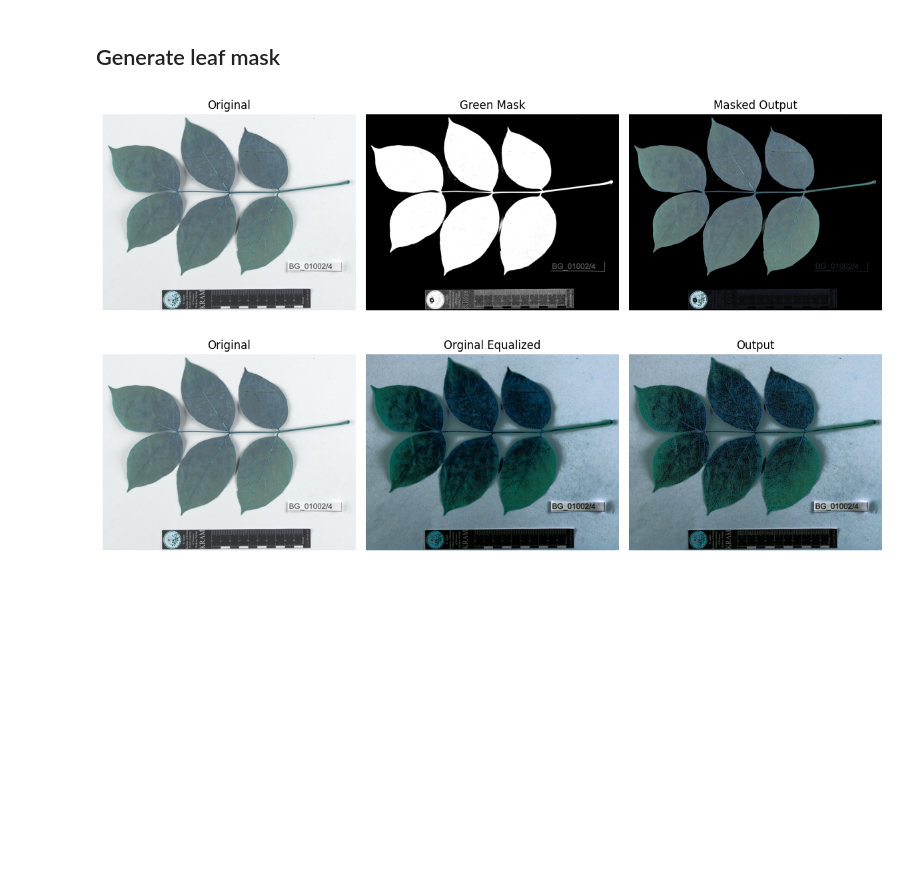
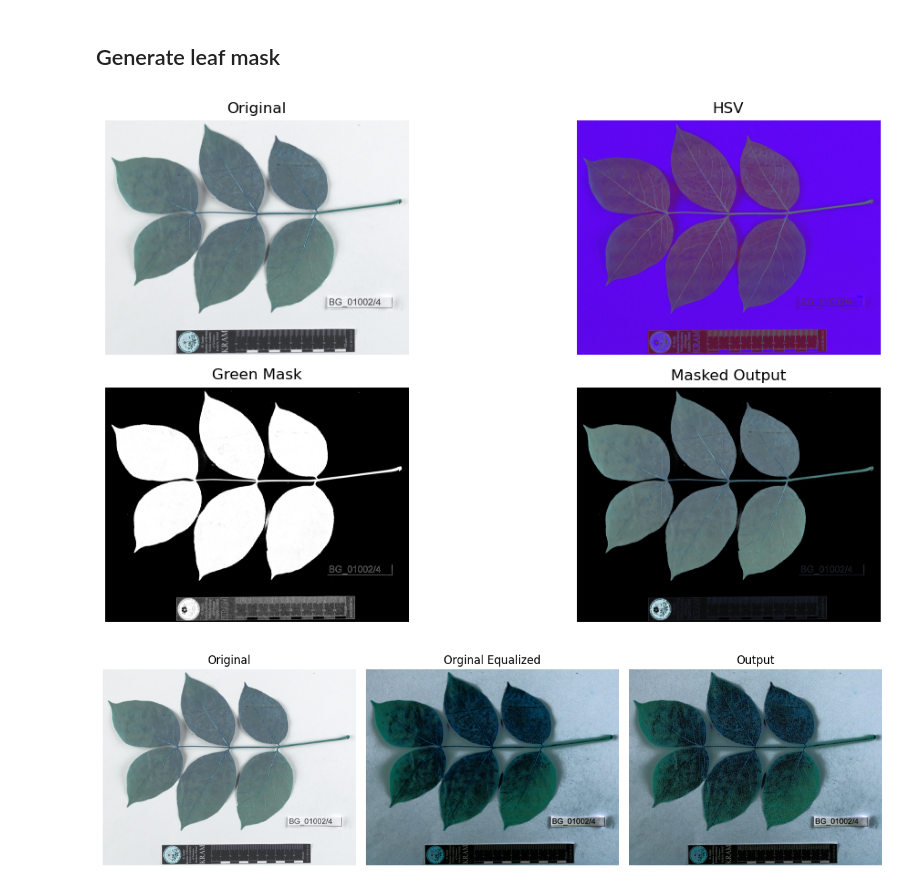
Before and after one commit to koltonjakub/PR25Laaw05_SUPERPIXEL, a Jupyter notebook: model/model.ipynb, the cells around one changed output. Cells and saved outputs as stored; diff of their text form; code cells hidden in the pictures; blank space fills up the shorter version.

```diff
--- a/model/model.ipynb
+++ b/model/model.ipynb
@@ -4,7 +4,7 @@ import matplotlib.pyplot as plt
 import tifffile as tf
 import numpy as np
 
-path = "Dane/BG_0014.tif"
+path = "../images/BG_0014.tif"
 
 image_bgr = tf.imread(path)
 
@@ -30,37 +30,42 @@ upper_yellowgreen = np.array([150, 255, 255])
 
 # Threshold the HSV image to get only green colors
 color_mask = cv2.inRange(hsv, lower_yellowgreen, upper_yellowgreen)
 
 # kernel_close = np.ones((3, 3))
 # color_mask = cv2.morphologyEx(color_mask, cv2.MORPH_CLOSE, kernel_close)
 # kernel_open = np.ones((5, 5))
 # color_mask = cv2.morphologyEx(color_mask, cv2.MORPH_OPEN, kernel_open)
 
 # Apply the mask
 result = cv2.bitwise_and(image, image, mask=color_mask)
 
 # Plotting
 plt.figure(figsize=(12, 6))
 
-plt.subplot(1, 3, 1)
+plt.subplot(2, 2, 1)
 plt.title("Original")
 plt.imshow(image)
 plt.axis('off')
 
-plt.subplot(1, 3, 2)
+plt.subplot(2, 2, 2)
+plt.title("HSV")
+plt.imshow(hsv)
+plt.axis('off')
+
+plt.subplot(2, 2, 3)
 plt.title("Green Mask")
 plt.imshow(color_mask, cmap='gray')
 plt.axis('off')
 
-plt.subplot(1, 3, 3)
+plt.subplot(2, 2, 4)
 plt.title("Masked Output")
 plt.imshow(result)
 plt.axis('off')
 
 plt.tight_layout()
 plt.show()
 # %% [output]
-[figure, old version]
+[figure, new version]
 # %%
 # # Convert image to hsv
 hsv_image = cv2.cvtColor(image, cv2.COLOR_BGR2HSV)
```
Also changed, not shown: 3 other files.
